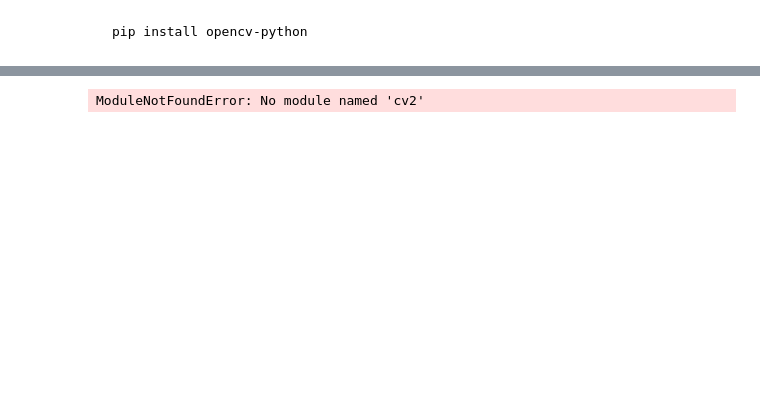
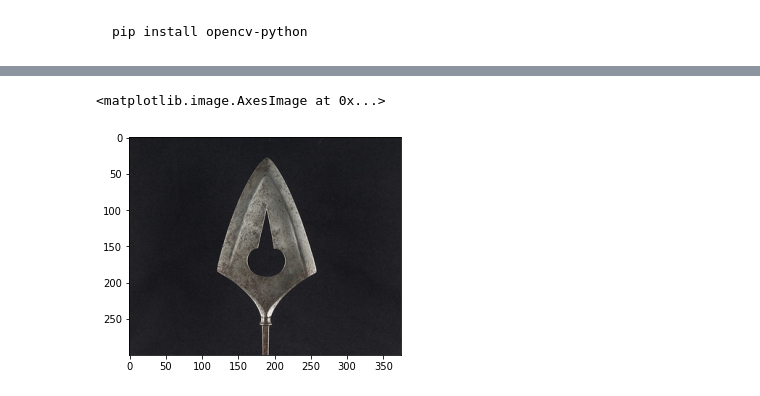
Before and after one commit to windmissing/programming_basics_for_ML, a Jupyter notebook: jupyter/skimage/cv.ipynb, the cells around one changed output, grey strips where cells are left out. Cells and saved outputs as stored; diff of their text form; code cells hidden in the pictures; blank space fills up the shorter version.

```diff
--- a/jupyter/skimage/cv.ipynb
+++ b/jupyter/skimage/cv.ipynb
@@ -5,6 +21,9 @@ pip install opencv-python
 # %%
 import cv2
+from matplotlib import pyplot as plt
 image = cv2.imread("file/000040d66f14ced4cdd18cd95d91800f.png")
-image = cv2.cvtColor(image, cv2.COLOR_BGR2RGB)
+image = cv2.cvtColor(image, cv2.COLOR_BGR2RGB)    # 转移成matplotlib的通道顺序，就能看到正常的图像
+plt.imshow(image)
 # %% [output]
-ModuleNotFoundError: No module named 'cv2'
+<matplotlib.image.AxesImage at 0x...>
+[figure, added]
```
Also changed, not shown: parts of 3 cells of this notebook, 18 other files.
